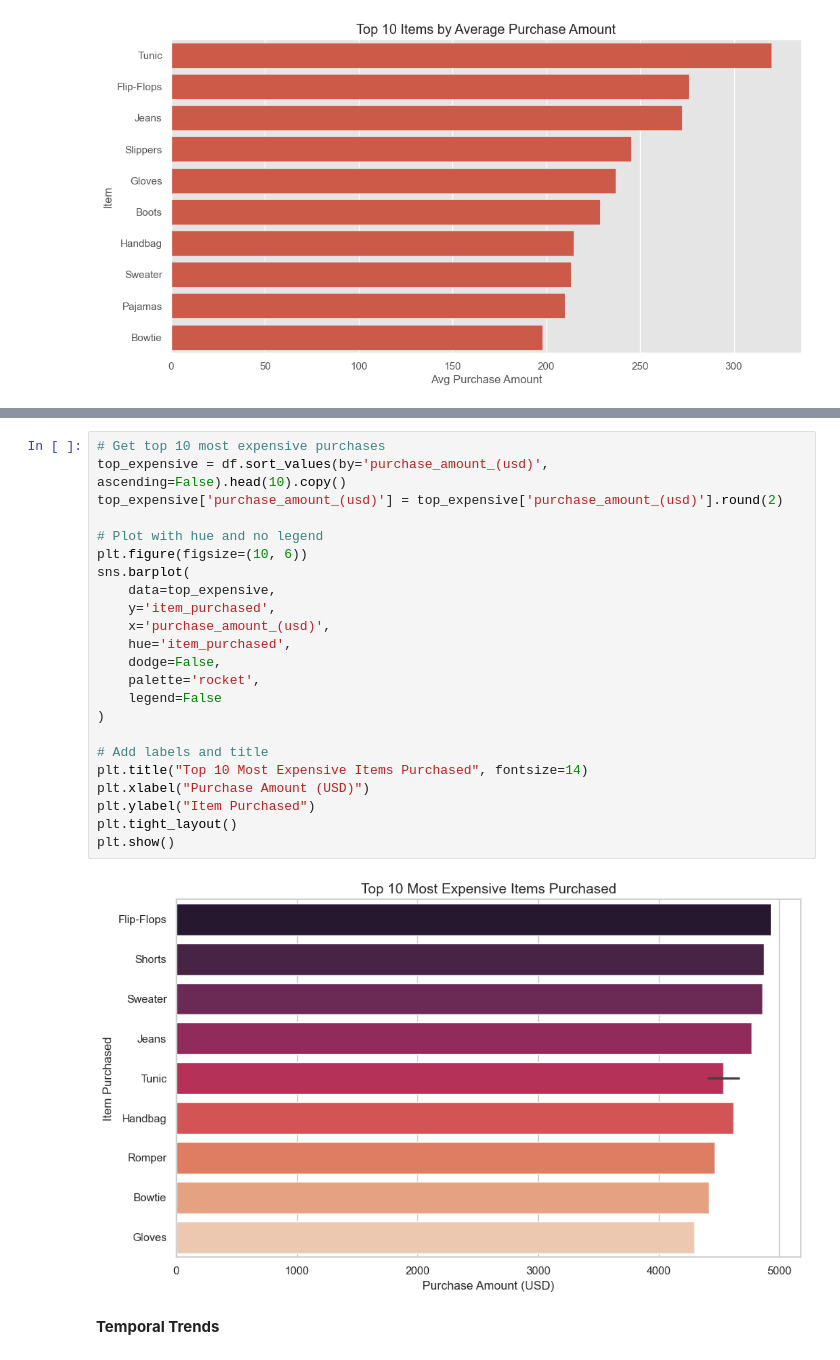
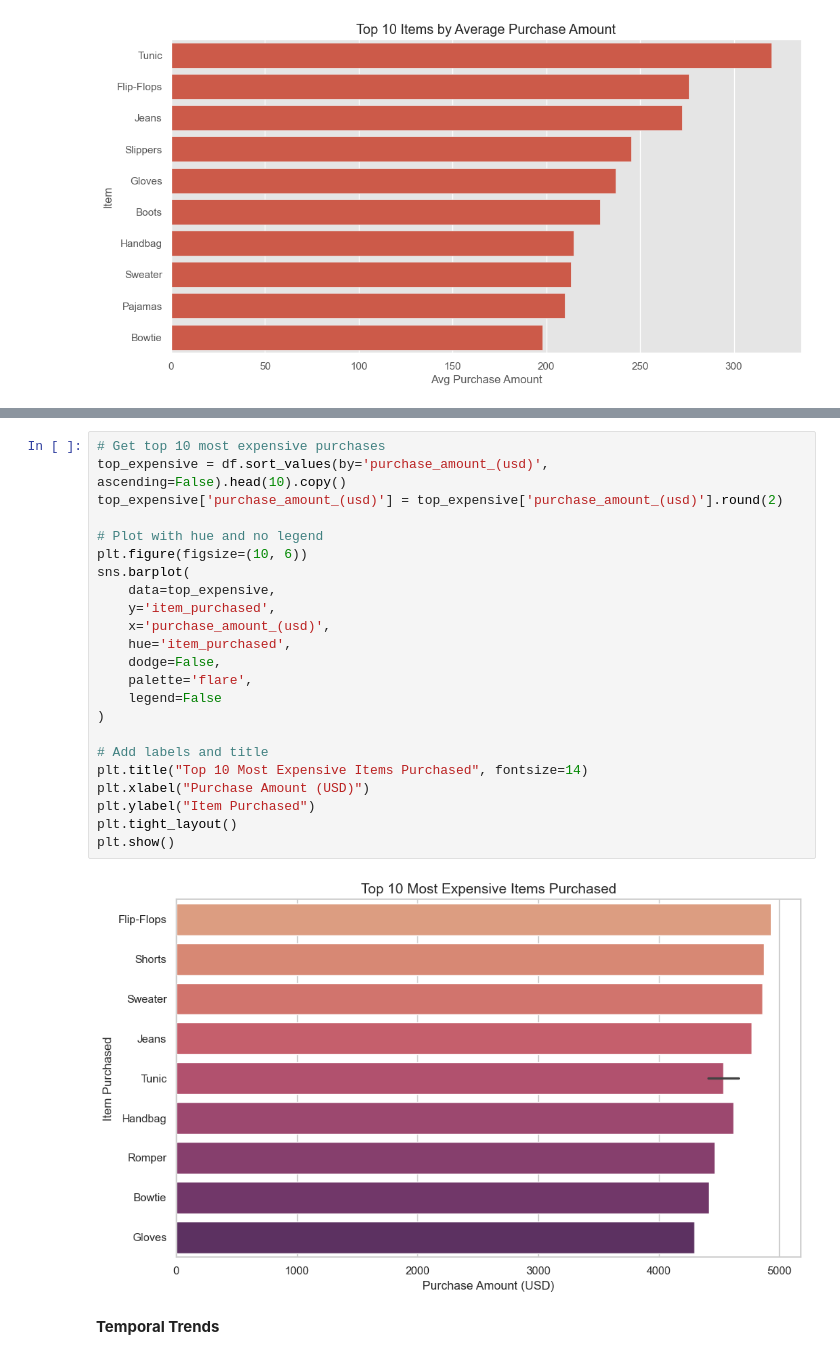
Before and after one commit to mandele1999/fashion-retail-sales, a Jupyter notebook: notebooks/02_data _exploration.ipynb, the cells around one changed output, grey strips where cells are left out. Saved outputs shown, nothing was run; the diff lists cells and outputs as text.

Commit message:
Update notebook; plots

```diff
--- a/notebooks/02_data _exploration.ipynb
+++ b/notebooks/02_data _exploration.ipynb
@@ -140,28 +140,28 @@ plt.show()
 # %%
 # Get top 10 most expensive purchases
 top_expensive = df.sort_values(by='purchase_amount_(usd)', ascending=False).head(10).copy()
 top_expensive['purchase_amount_(usd)'] = top_expensive['purchase_amount_(usd)'].round(2)
 
 # Plot with hue and no legend
 plt.figure(figsize=(10, 6))
 sns.barplot(
     data=top_expensive,
     y='item_purchased',
     x='purchase_amount_(usd)',
     hue='item_purchased',
     dodge=False,
-    palette='rocket',
+    palette='flare',
     legend=False
 )
 
 # Add labels and title
 plt.title("Top 10 Most Expensive Items Purchased", fontsize=14)
 plt.xlabel("Purchase Amount (USD)")
 plt.ylabel("Item Purchased")
 plt.tight_layout()
 plt.show()
 # %% [output]
-[figure, old version]
+[figure, new version]
 # %% [markdown]
 **Temporal Trends**
 # %%
```
Also changed, not shown: parts of 2 cells of this notebook.
